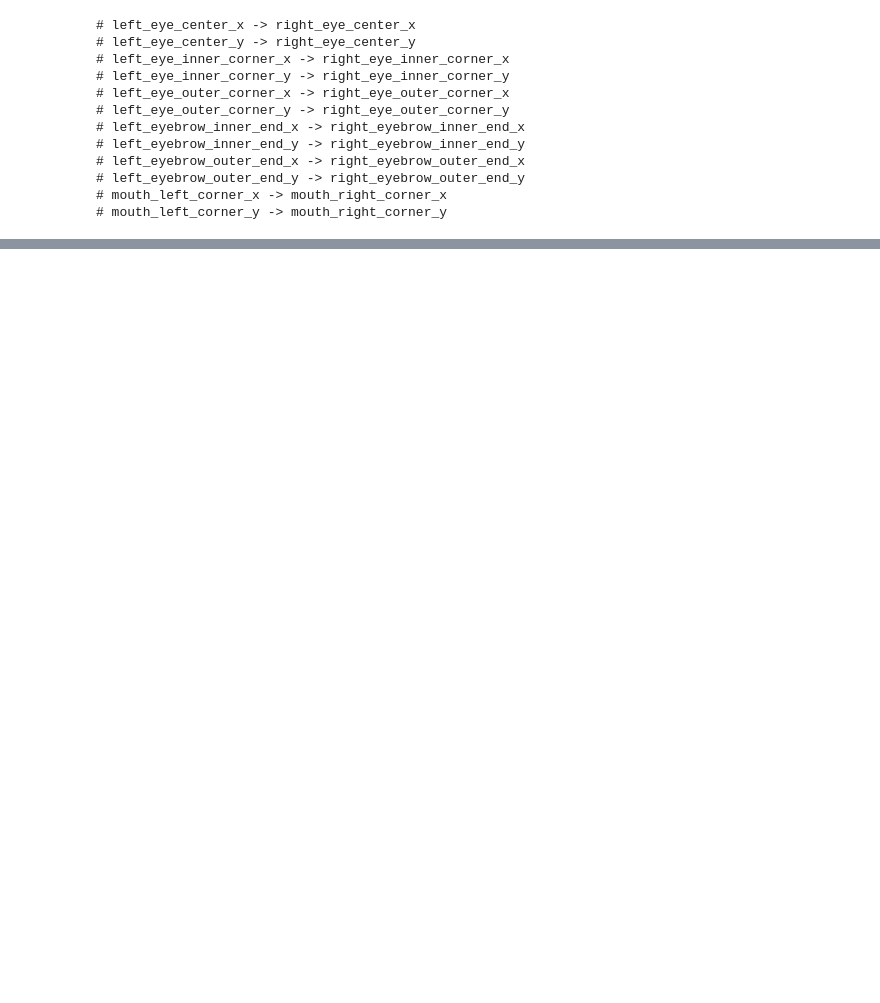
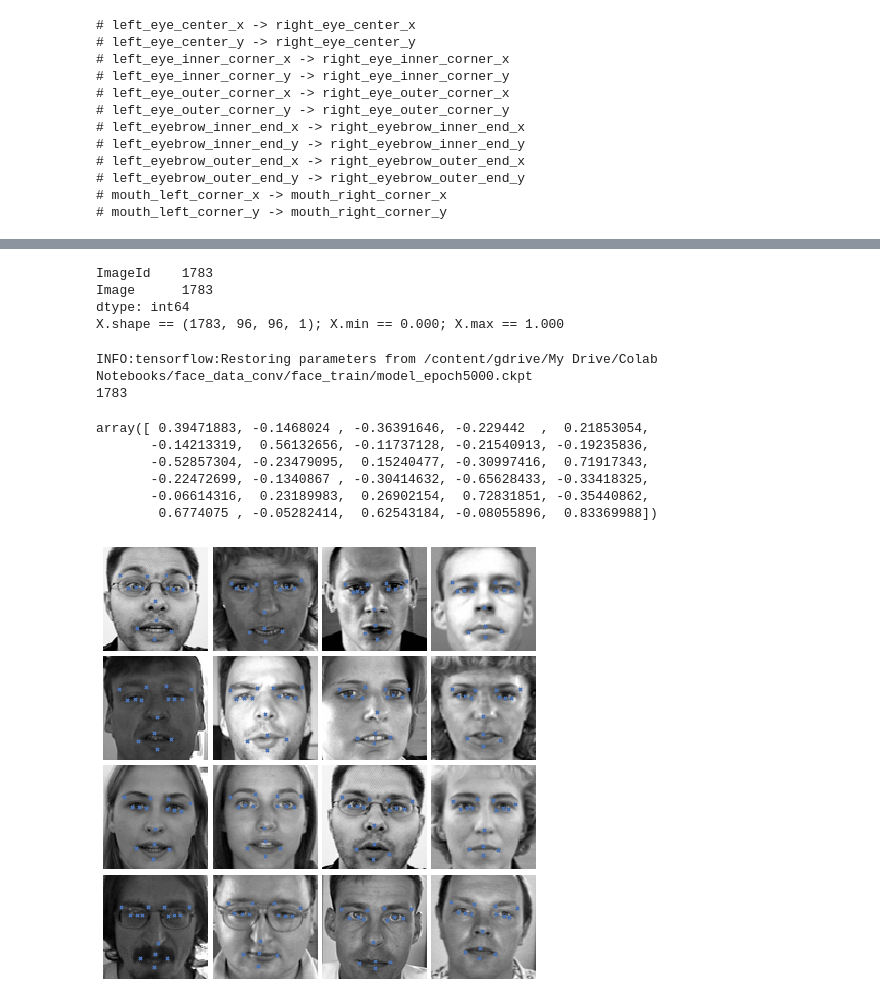
Before and after one commit to harshitbansal05/Facial-Keypoints-Detection, a Jupyter notebook: face_keypoint_conv.ipynb, the cells around one changed output, grey strips where cells are left out. Cells and saved outputs as stored; diff of their text form; code cells hidden in the pictures; blank space fills up the shorter version.

```diff
--- a/face_keypoint_conv.ipynb
+++ b/face_keypoint_conv.ipynb
@@ -314,3 +338,11 @@ SPECIALIST_SETTINGS = [
         flip_indices=((0, 2), (1, 3), (4, 6), (5, 7)),
         ),
     ]
+# %%
+X_test, _ = load2d(test=True)
+print("X.shape == {}; X.min == {:.3f}; X.max == {:.3f}".format(X_test.shape, X_test.min(), X_test.max()))
+# %% [output]
+ImageId    1783
+Image      1783
+dtype: int64
+X.shape == (1783, 96, 96, 1); X.min == 0.000; X.max == 1.000
@@ -316,0 +382,33 @@ SPECIALIST_SETTINGS = [
+# %%
+eval_()
+# %% [output]
+INFO:tensorflow:Restoring parameters from /content/gdrive/My Drive/Colab Notebooks/face_data_conv/face_train/model_epoch5000.ckpt
+1783
+# %%
+answer[1782, :]
+# %% [output]
+array([ 0.39471883, -0.1468024 , -0.36391646, -0.229442  ,  0.21853054,
+       -0.14213319,  0.56132656, -0.11737128, -0.21540913, -0.19235836,
+       -0.52857304, -0.23479095,  0.15240477, -0.30997416,  0.71917343,
+       -0.22472699, -0.1340867 , -0.30414632, -0.65628433, -0.33418325,
+       -0.06614316,  0.23189983,  0.26902154,  0.72831851, -0.35440862,
+        0.6774075 , -0.05282414,  0.62543184, -0.08055896,  0.83369988])
+# %%
+import matplotlib.pyplot as pyplot
+
+def plot_sample(x, y, axis):
+    img = x.reshape(96, 96)
+    axis.imshow(img, cmap='gray')
+    axis.scatter(y[0::2] * 48 + 48, y[1::2] * 48 + 48, marker='x', s=10)
+
+fig = pyplot.figure(figsize=(6, 6))
+fig.subplots_adjust(
+    left=0, right=1, bottom=0, top=1, hspace=0.05, wspace=0.05)
+
+for i in range(16):
+    ax = fig.add_subplot(4, 4, i + 1, xticks=[], yticks=[])
+    plot_sample(X_test[i], answer[i], ax)
+
+pyplot.show()
+# %% [output]
+[figure, added]
```
Also changed, not shown: parts of 9 cells of this notebook.
